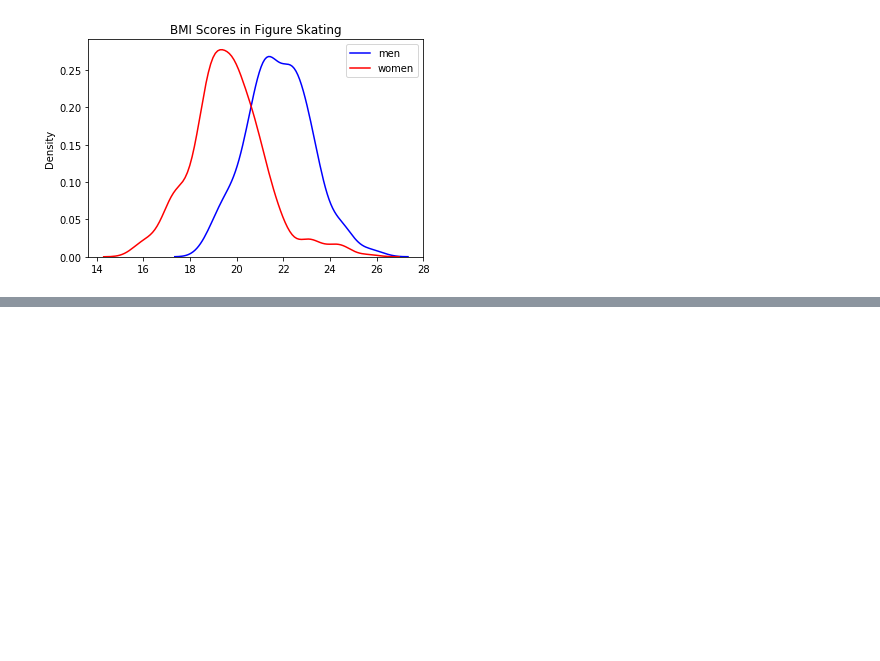
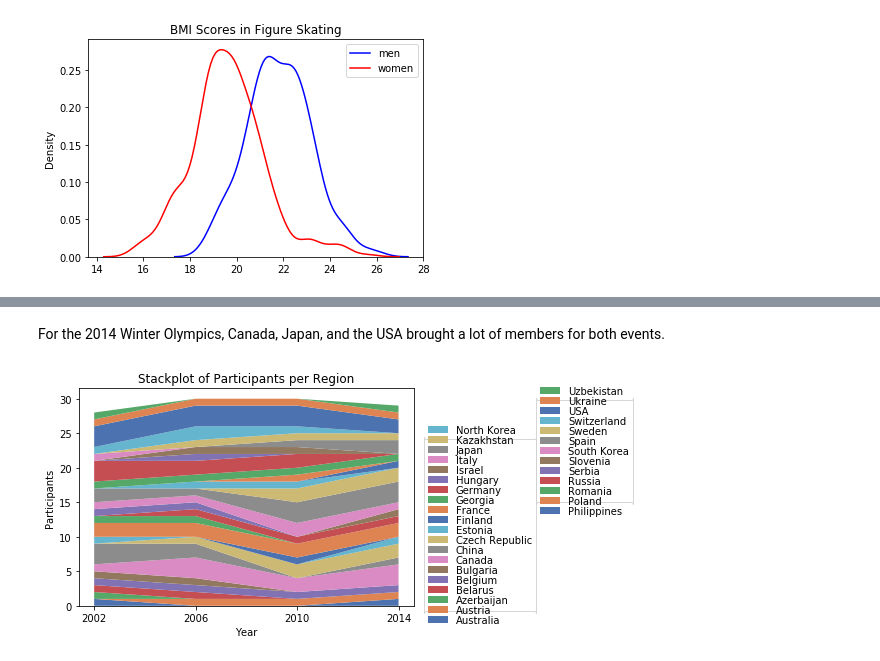
Before and after one commit to naranana/temp, a Jupyter notebook: 131 Project/Figure Skating.ipynb, the cells around one changed output, grey strips where cells are left out. Cells and saved outputs as stored; diff of their text form; code cells hidden in the pictures; blank space fills up the shorter version.

```diff
--- a/131 Project/Figure Skating.ipynb
+++ b/131 Project/Figure Skating.ipynb
@@ -154,0 +454,6 @@ A "healthy" BMI value is considered to be between 18 to 24. We can see here that
+# %%
+m_ppy = pd.DataFrame(mfs.groupby(['Year','region']).Name.nunique()).reset_index()
+f_ppy = pd.DataFrame(ffs.groupby(['Year','region']).Name.nunique()).reset_index()
+
+print(m_ppy[m_ppy['Year'] == 2014], '\n\n\n')
+print(f_ppy[f_ppy['Year'] == 2014])
@@ -154,0 +478,18 @@ A "healthy" BMI value is considered to be between 18 to 24. We can see here that
+# %% [markdown]
+For the 2014 Winter Olympics, Canada, Japan, and the USA brought a lot of members for both events.
+# %%
+m_ppy = m_ppy[m_ppy['Year'] >= 2000]
+f_ppy = f_ppy[f_ppy['Year'] >= 2000]
+# %%
+sns.set_palette('deep', 44)
+plt.stackplot(m_ppy.pivot('Year','region','Name').index, np.transpose(m_ppy.pivot('Year','region', 'Name').fillna(0)))
+l1 = plt.legend(bbox_to_anchor=(1.38, 0), labels = m_ppy.pivot('Year','region','Name').columns[0:20], labelspacing = -2)
+l2 = plt.legend(bbox_to_anchor=(1.67,0.5), labels = m_ppy.pivot('Year', 'region', 'Name').columns[20:33], labelspacing = -2)
+plt.gca().add_artist(l1)
+plt.xlabel('Year')
+plt.xticks([2002, 2006, 2010, 2014])
+plt.ylabel('Participants')
+plt.title('Stackplot of Participants per Region')
+plt.show()
+# %% [output]
+[figure, added]
```
Also changed, not shown: parts of 51 cells of this notebook.
